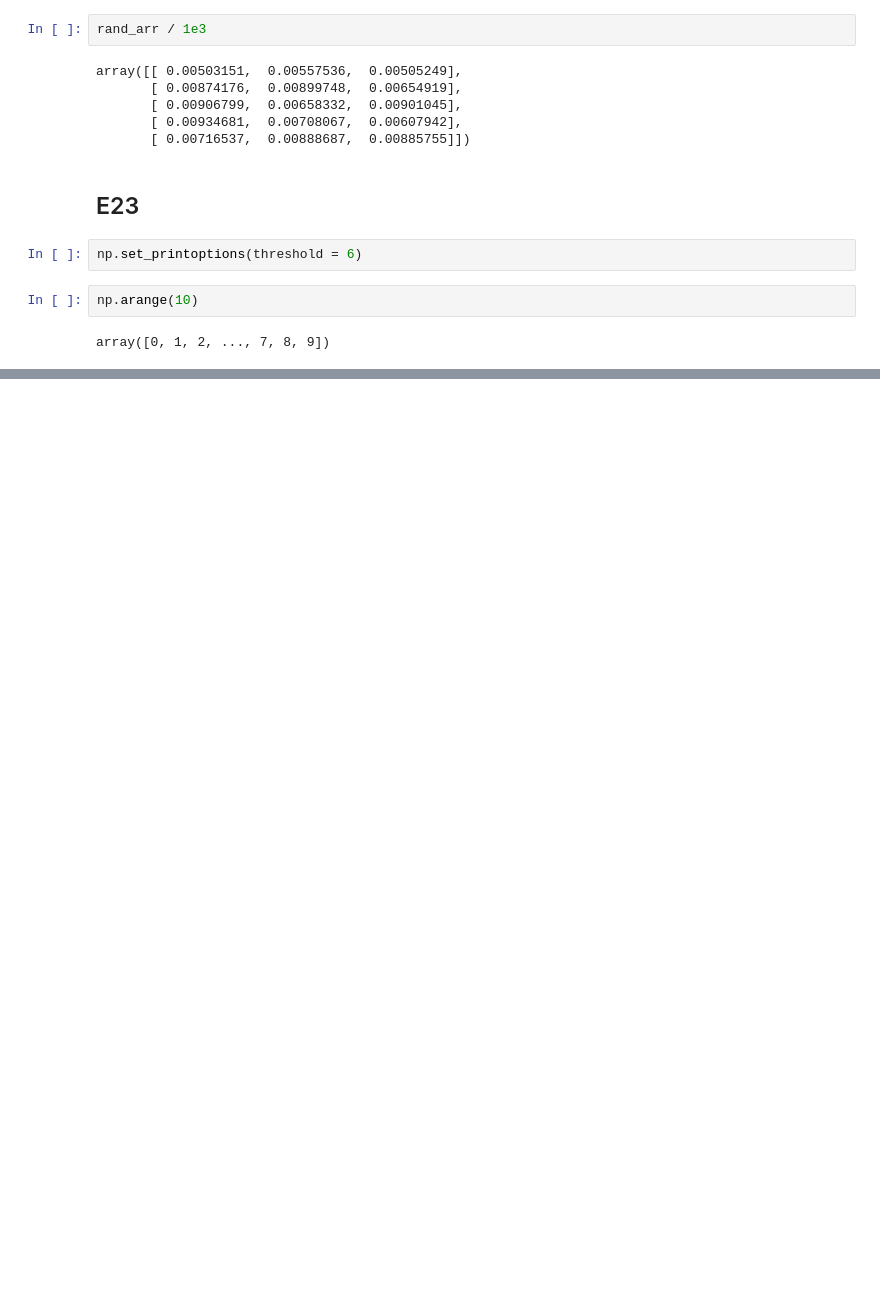
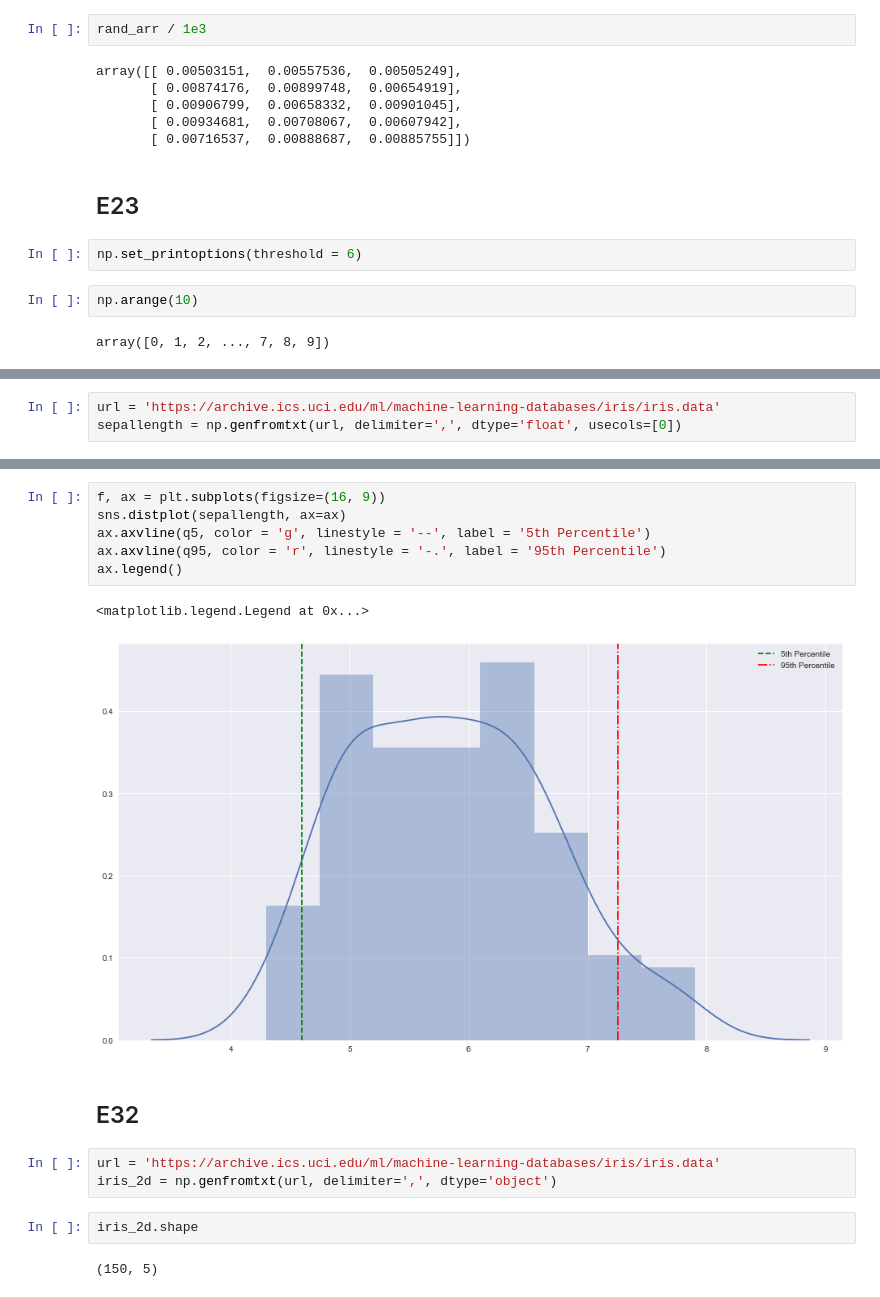
Before and after one commit to gustavgransbo/Data-Science-Playground, a Jupyter notebook: 101 NumPy Exercises for Data Analysis.ipynb, the cells around one changed output, grey strips where cells are left out. Saved outputs shown, nothing was run; the diff lists cells and outputs as text; blank space fills up the shorter version.

```diff
--- a/101 NumPy Exercises for Data Analysis.ipynb
+++ b/101 NumPy Exercises for Data Analysis.ipynb
@@ -221,0 +296,3 @@ array([0, 1, 2, ..., 7, 8, 9])
+# %%
+url = 'https://archive.ics.uci.edu/ml/machine-learning-databases/iris/iris.data'
+sepallength = np.genfromtxt(url, delimiter=',', dtype='float', usecols=[0])
@@ -221,0 +322,18 @@ array([0, 1, 2, ..., 7, 8, 9])
+# %%
+f, ax = plt.subplots(figsize=(16, 9))
+sns.distplot(sepallength, ax=ax)
+ax.axvline(q5, color = 'g', linestyle = '--', label = '5th Percentile')
+ax.axvline(q95, color = 'r', linestyle = '-.', label = '95th Percentile')
+ax.legend()
+# %% [output]
+<matplotlib.legend.Legend at 0x...>
+[figure, added]
+# %% [markdown]
+## E32
+# %%
+url = 'https://archive.ics.uci.edu/ml/machine-learning-databases/iris/iris.data'
+iris_2d = np.genfromtxt(url, delimiter=',', dtype='object')
+# %%
+iris_2d.shape
+# %% [output]
+(150, 5)
```
Also changed, not shown: parts of 78 cells of this notebook, 1 other file.
